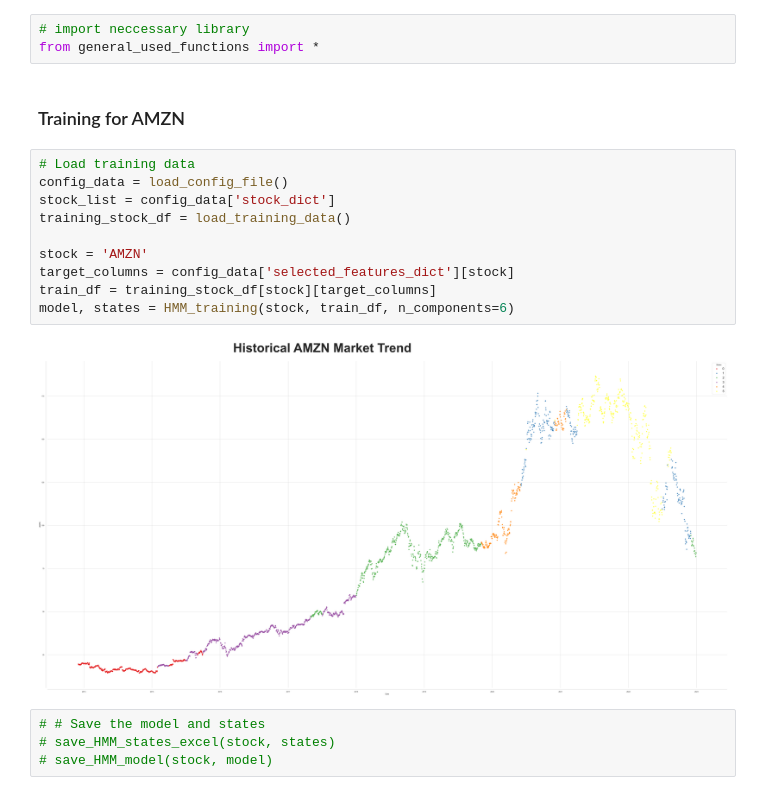
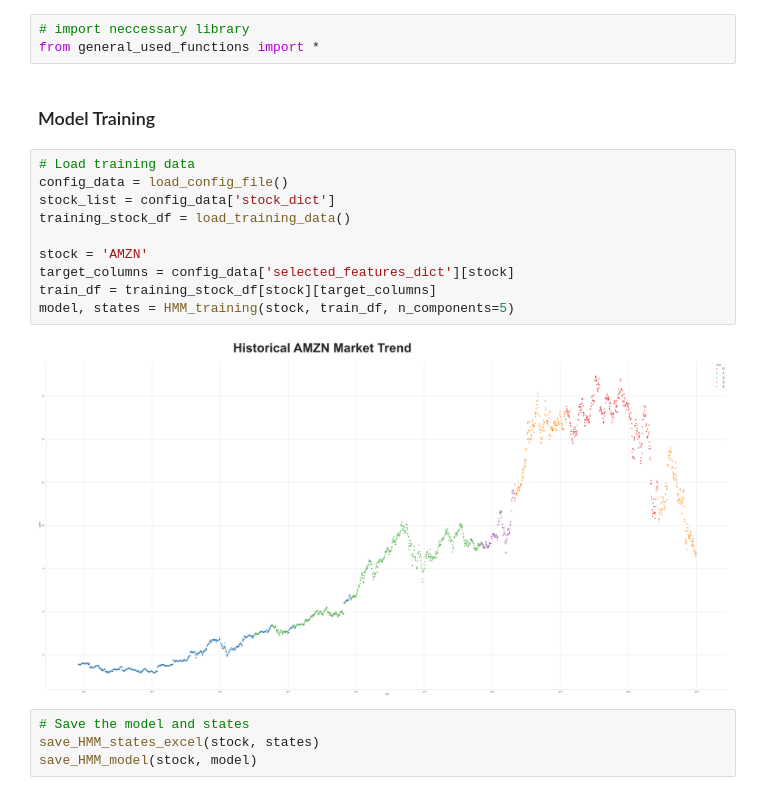
Before and after one commit to RaymondRaman/Stock-Market-Trend-Forecasting-with-Regime-and-Diffusion-Model, a Jupyter notebook: 4a. HMM_training.ipynb, the cells around one changed output. Cells and saved outputs as stored; diff of their text form.

Commit message:
Finished AMZN's HMM Training

```diff
--- a/4a. HMM_training.ipynb
+++ b/4a. HMM_training.ipynb
@@ -2,20 +2,20 @@
 # import neccessary library
 from general_used_functions import *
 # %% [markdown]
-### Training for AMZN
+### Model Training
 # %%
 # Load training data
 config_data = load_config_file()
 stock_list = config_data['stock_dict']
 training_stock_df = load_training_data()
 
 stock = 'AMZN'
 target_columns = config_data['selected_features_dict'][stock]
 train_df = training_stock_df[stock][target_columns]
-model, states = HMM_training(stock, train_df, n_components=6)
+model, states = HMM_training(stock, train_df, n_components=5)
 # %% [output]
-[figure, old version]
+[figure, new version]
 # %%
-# # Save the model and states
-# save_HMM_states_excel(stock, states)
-# save_HMM_model(stock, model)
+# Save the model and states
+save_HMM_states_excel(stock, states)
+save_HMM_model(stock, model)
```
Also changed, not shown: 2 other files.
